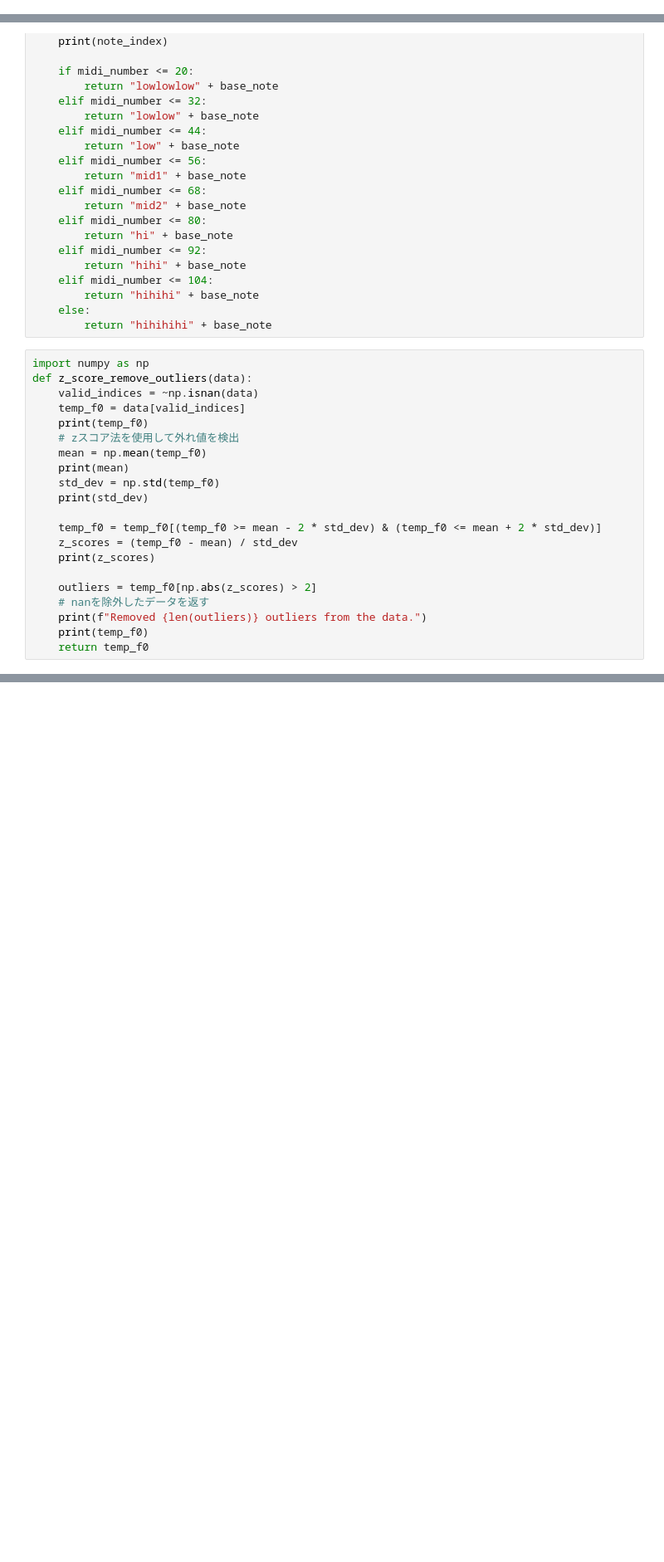
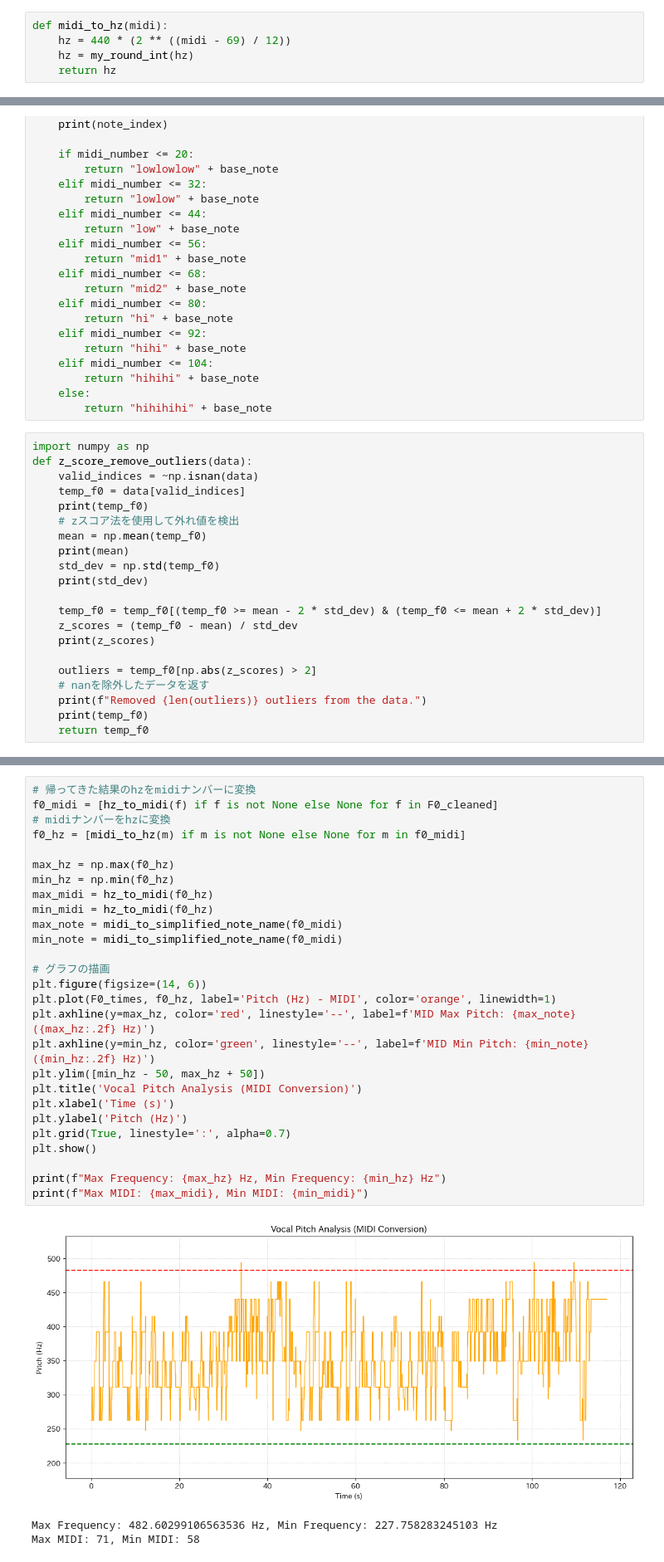
Before and after one commit to YzkSK/20250627_0705_MusicPitchFinder, a Jupyter notebook: Backend/pitch_track_test.ipynb, the cells around one changed output, grey strips where cells are left out. Shown: that part at 83% size. Saved outputs shown, nothing was run; the diff lists cells and outputs as text; blank space fills up the shorter version.

```diff
--- a/Backend/pitch_track_test.ipynb
+++ b/Backend/pitch_track_test.ipynb
@@ -136,6 +152,11 @@ def hz_to_midi(hz):
     midi = 12 * (math.log2(hz / 440)) + 69
     midi = my_round_int(midi)
     return midi
+# %%
+def midi_to_hz(midi):
+    hz = 440 * (2 ** ((midi - 69) / 12))
+    hz = my_round_int(hz)
+    return hz
 # %%
 def midi_to_simplified_note_name(midi_number):
     if not 0 <= midi_number <= 127:
@@ -240,0 +262,31 @@ Max Note: mid2G, Min Note: lowE
+# %%
+# 帰ってきた結果のhzをmidiナンバーに変換
+f0_midi = [hz_to_midi(f) if f is not None else None for f in F0_cleaned]
+# midiナンバーをhzに変換
+f0_hz = [midi_to_hz(m) if m is not None else None for m in f0_midi]
+
+max_hz = np.max(f0_hz)
+min_hz = np.min(f0_hz)
+max_midi = hz_to_midi(f0_hz)
+min_midi = hz_to_midi(f0_hz)
+max_note = midi_to_simplified_note_name(f0_midi)
+min_note = midi_to_simplified_note_name(f0_midi)
+
+# グラフの描画
+plt.figure(figsize=(14, 6))
+plt.plot(F0_times, f0_hz, label='Pitch (Hz) - MIDI', color='orange', linewidth=1)
+plt.axhline(y=max_hz, color='red', linestyle='--', label=f'MID Max Pitch: {max_note} ({max_hz:.2f} Hz)')
+plt.axhline(y=min_hz, color='green', linestyle='--', label=f'MID Min Pitch: {min_note} ({min_hz:.2f} Hz)')
+plt.ylim([min_hz - 50, max_hz + 50])
+plt.title('Vocal Pitch Analysis (MIDI Conversion)')
+plt.xlabel('Time (s)')
+plt.ylabel('Pitch (Hz)')
+plt.grid(True, linestyle=':', alpha=0.7)
+plt.show()
+
+print(f"Max Frequency: {max_hz} Hz, Min Frequency: {min_hz} Hz")
+print(f"Max MIDI: {max_midi}, Min MIDI: {min_midi}")
+# %% [output]
+[figure, added]
+Max Frequency: 482.60299106563536 Hz, Min Frequency: 227.758283245103 Hz
+Max MIDI: 71, Min MIDI: 58
```
Also changed, not shown: parts of 6 cells of this notebook, 2 other files.
